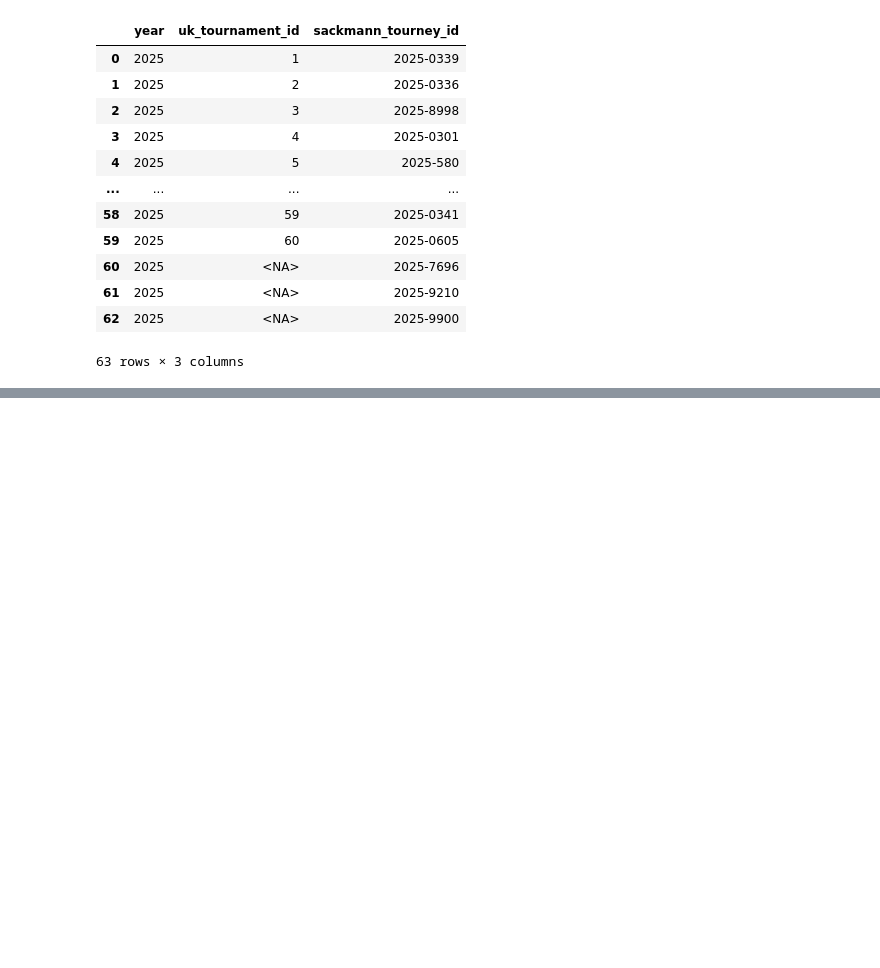
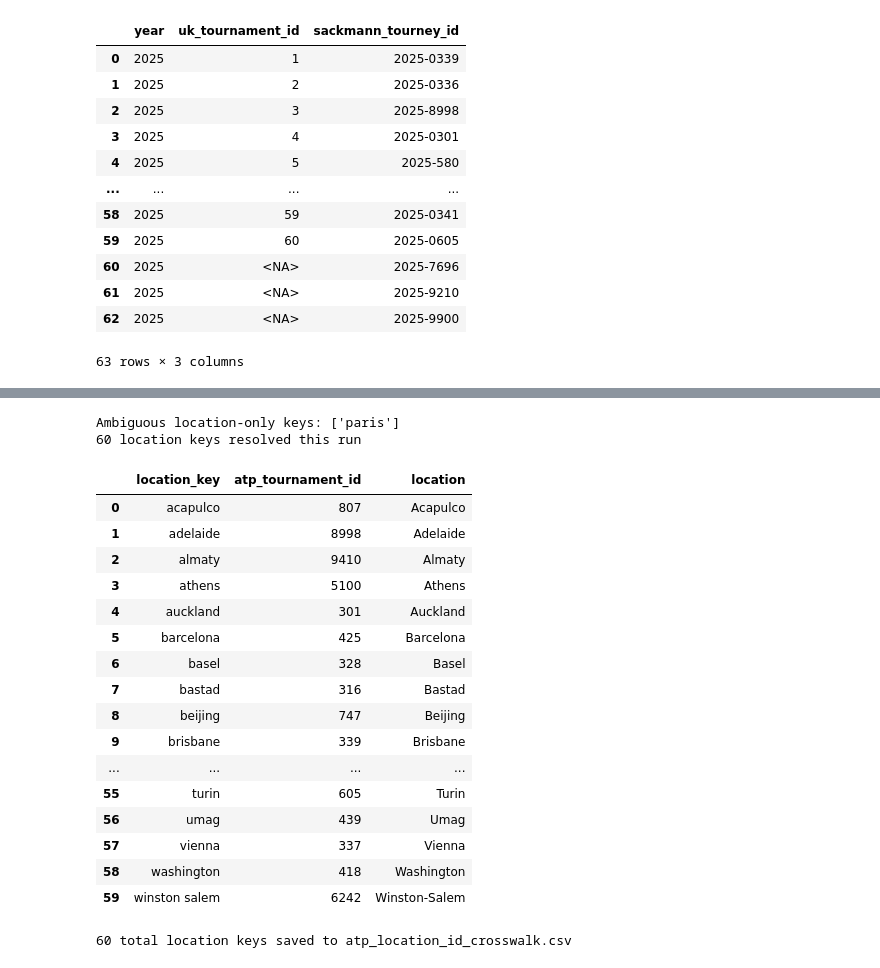
Before and after one commit to nick-benelli/Tennis-Data-Pipeline, a Jupyter notebook: notebooks/dev/data-linking/sackmann-uk-tourney-link-explorer.ipynb, the cells around one changed output, grey strips where cells are left out. Cells and saved outputs as stored; diff of their text form; code cells hidden in the pictures; blank space fills up the shorter version.

```diff
--- a/notebooks/dev/data-linking/sackmann-uk-tourney-link-explorer.ipynb
+++ b/notebooks/dev/data-linking/sackmann-uk-tourney-link-explorer.ipynb
@@ -248,0 +330,61 @@ link_df.to_csv(f"uk_sackmann_tourney_link_{TOUR.lower()}_{YEAR}.csv", index=Fals
+# %%
+resolved = link_df.dropna(subset=["uk_tournament_id", "atp_tournament_id"]).merge(
+    uk[["uk_tournament_id", "location", "location_norm", "name_norm"]], on="uk_tournament_id", how="left"
+)
+
+# a location mapping to more than one id (e.g. "Paris" hosts both Roland Garros and the Paris
+# Masters) isn't safe to key on alone - fall back to location+tournament name for those.
+ids_per_location = resolved.groupby("location_norm")["atp_tournament_id"].nunique()
+ambiguous_locations = set(ids_per_location[ids_per_location > 1].index)
+print(f"Ambiguous location-only keys: {sorted(ambiguous_locations)}")
+
+resolved["location_key"] = resolved["location_norm"].where(
+    ~resolved["location_norm"].isin(ambiguous_locations),
+    resolved["location_norm"] + "|" + resolved["name_norm"],
+)
+
+location_crosswalk = (
+    resolved[["location_key", "atp_tournament_id", "location"]]
+    .drop_duplicates(subset="location_key")
+    .sort_values("location_key")
+    .reset_index(drop=True)
+)
+
+print(f"{len(location_crosswalk)} location keys resolved this run")
+location_crosswalk
+# %% [output]
+Ambiguous location-only keys: ['paris']
+60 location keys resolved this run
+|  | location_key | atp_tournament_id | location |
+| 0 | acapulco | 807 | Acapulco |
+| 1 | adelaide | 8998 | Adelaide |
+| 2 | almaty | 9410 | Almaty |
+| 3 | athens | 5100 | Athens |
+| 4 | auckland | 301 | Auckland |
+| 5 | barcelona | 425 | Barcelona |
+| 6 | basel | 328 | Basel |
+| 7 | bastad | 316 | Bastad |
+| 8 | beijing | 747 | Beijing |
+| 9 | brisbane | 339 | Brisbane |
+| ... | ... | ... | ... |
+| 55 | turin | 605 | Turin |
+| 56 | umag | 439 | Umag |
+| 57 | vienna | 337 | Vienna |
+| 58 | washington | 418 | Washington |
+| 59 | winston salem | 6242 | Winston-Salem |
+# %%
+CROSSWALK_PATH = Path("atp_location_id_crosswalk.csv")
+
+if CROSSWALK_PATH.exists():
+    existing_crosswalk = pd.read_csv(CROSSWALK_PATH)
+    location_crosswalk = (
+        pd.concat([existing_crosswalk, location_crosswalk], ignore_index=True)
+        .drop_duplicates(subset="location_key", keep="first")
+        .sort_values("location_key")
+        .reset_index(drop=True)
+    )
+
+location_crosswalk.to_csv(CROSSWALK_PATH, index=False)
+print(f"{len(location_crosswalk)} total location keys saved to {CROSSWALK_PATH}")
+# %% [output]
+60 total location keys saved to atp_location_id_crosswalk.csv
```
Also changed, not shown: parts of 4 cells of this notebook, 11 other files.
